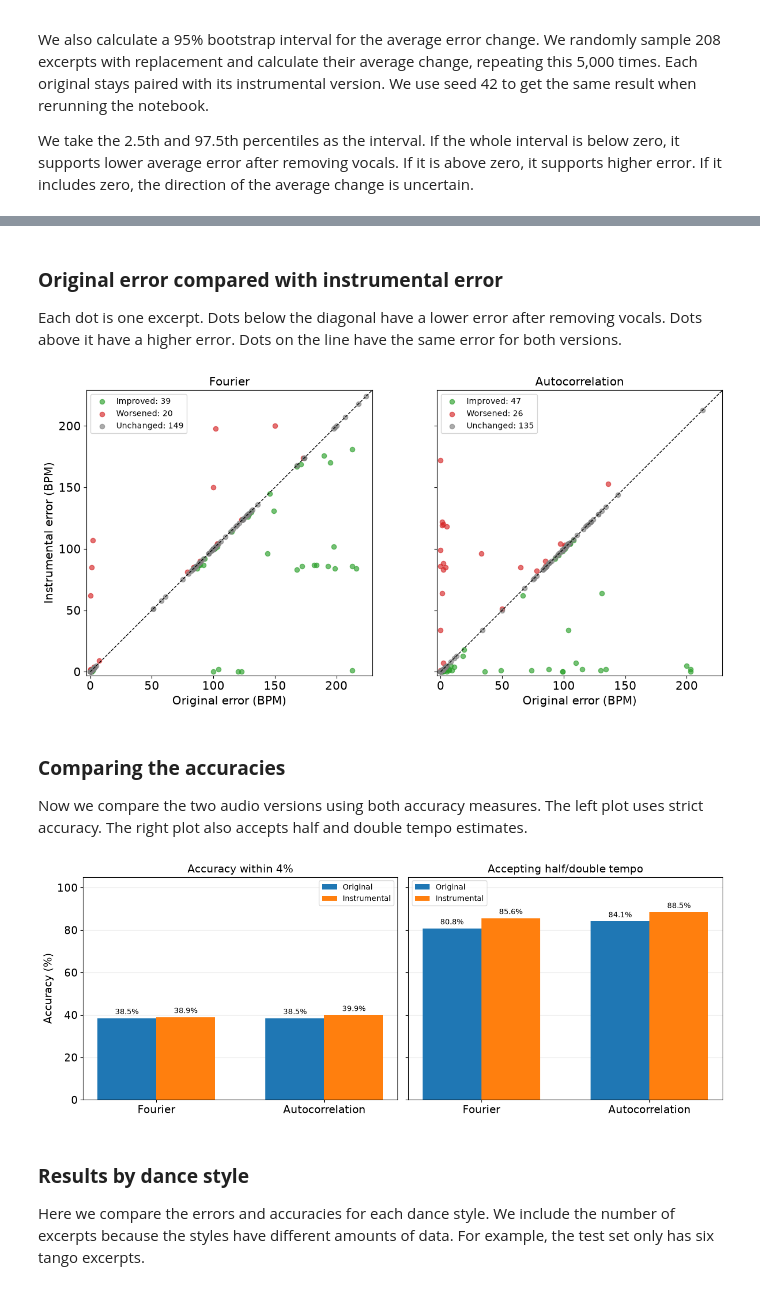
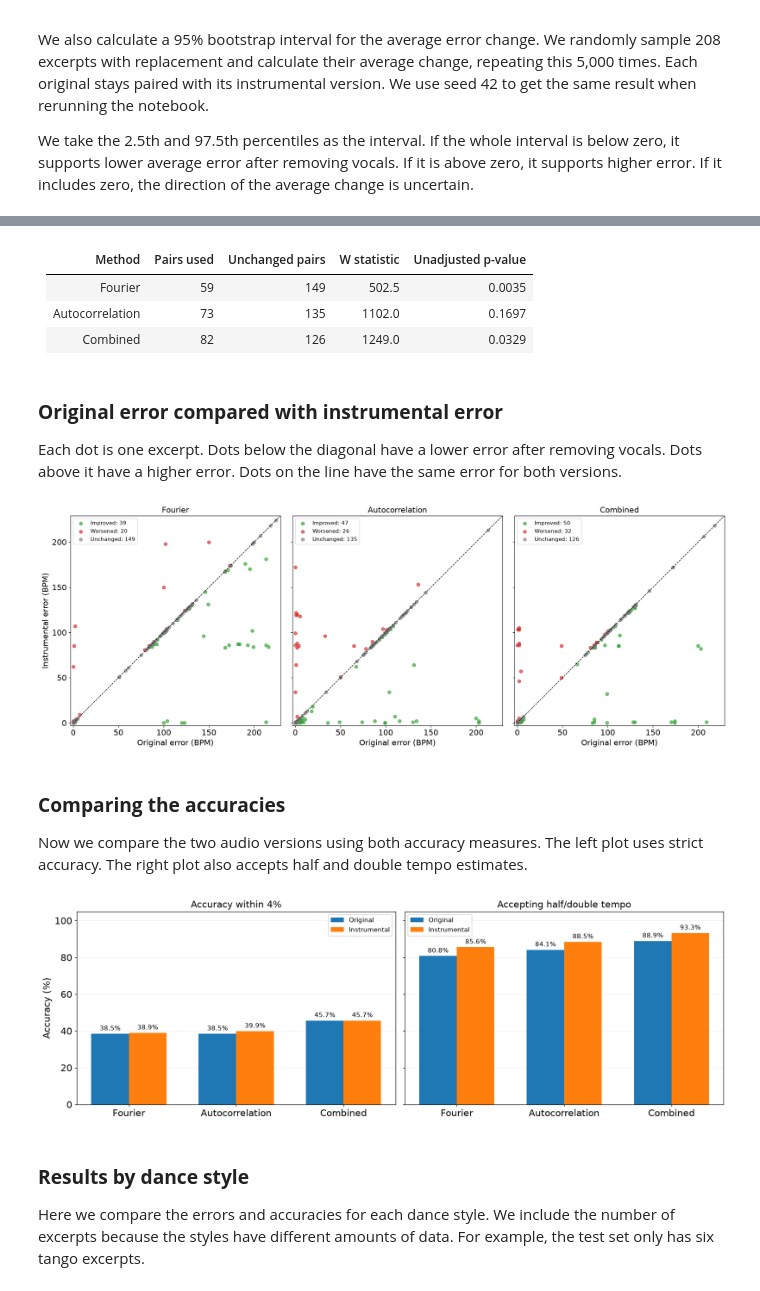
Before and after one commit to cfkjellman/DT2470-G6-Project, a Jupyter notebook: test_notebook.ipynb, the cells around one changed output, grey strips where cells are left out. Drawn from its saved outputs; the diff is of its cells as text; code cells hidden in the pictures.

Commit message:
Added combined method (#11)

```diff
--- a/test_notebook.ipynb
+++ b/test_notebook.ipynb
@@ -62,7 +66,11 @@ function gives us both audio paths, the dance style and the reference BPM.
 Below we also show how many excerpts we have from each dance style.
 # %%
 test_set = get_test_set()
-methods = [("Fourier", "fourier"), ("Autocorrelation", "autocorr")]
+methods = [
+    ("Fourier", "fourier"),
+    ("Autocorrelation", "autocorr"),
+    ("Combined", "combined"),
+]
 versions = [("Original", "original"), ("Instrumental", "instrumental")]
 style_counts = Counter(track.dance_style for track in test_set)
 
@@ -324,3 +349,39 @@ display(Markdown(paired_table))
+# %%
+wilcoxon_results = []
+
+for method_name, _ in methods:
+    method_results = [row for row in test_results if row["method"] == method_name]
+    changes = np.array([row["error_change"] for row in method_results])
+    result = wilcoxon(
+        changes,
+        zero_method="wilcox",
+        alternative="two-sided",
+        method="asymptotic",
+    )
+    unchanged = int(np.sum(changes == 0))
+
+    wilcoxon_results.append({
+        "method": method_name,
+        "pairs_used": len(changes) - unchanged,
+        "unchanged": unchanged,
+        "statistic": result.statistic,
+        "p_value": result.pvalue,
+    })
+
+wilcoxon_table = "| Method | Pairs used | Unchanged pairs | W statistic | Unadjusted p-value |\n"
+wilcoxon_table += "| --- | ---: | ---: | ---: | ---: |\n"
+for result in wilcoxon_results:
+    wilcoxon_table += (
+        f"| {result['method']} | {result['pairs_used']} | {result['unchanged']} "
+        f"| {result['statistic']:.1f} | {result['p_value']:.4f} |\n"
+    )
+display(Markdown(wilcoxon_table))
+# %% [output]
+| Method | Pairs used | Unchanged pairs | W statistic | Unadjusted p-value |
+| --- | ---: | ---: | ---: | ---: |
+| Fourier | 59 | 149 | 502.5 | 0.0035 |
+| Autocorrelation | 73 | 135 | 1102.0 | 0.1697 |
+| Combined | 82 | 126 | 1249.0 | 0.0329 |
 # %% [markdown]
 ### **Original error compared with instrumental error**
 
@@ -328,39 +389,39 @@ Each dot is one excerpt. Dots below the diagonal have a lower error
 after removing vocals. Dots above it have a higher error. Dots on the
 line have the same error for both versions.
 # %%
-fig, axes = plt.subplots(1, 2, figsize=(13, 6), sharex=True, sharey=True)
+fig, axes = plt.subplots(1, len(methods), figsize=(6 * len(methods), 6), sharex=True, sharey=True)
 error_limit = max(max(row["original_error"], row["instrumental_error"])
                   for row in test_results) + 5
 
 for ax, (method_name, _) in zip(axes, methods):
     method_results = [row for row in test_results if row["method"] == method_name]
 
     for label, color in [("Improved", "tab:green"), ("Worsened", "tab:red"), ("Unchanged", "gray")]:
         if label == "Improved":
             points = [row for row in method_results if row["error_change"] < 0]
         elif label == "Worsened":
             points = [row for row in method_results if row["error_change"] > 0]
         else:
             points = [row for row in method_results if row["error_change"] == 0]
 
         ax.scatter([row["original_error"] for row in points],
                    [row["instrumental_error"] for row in points],
                    color=color, alpha=0.65, s=35, label=f"{label}: {len(points)}")
 
     ax.plot([0, error_limit], [0, error_limit], color="black", linestyle="--", linewidth=1)
     ax.set_xlim(-3, error_limit)
     ax.set_ylim(-3, error_limit)
     ax.set_aspect("equal", adjustable="box")
     ax.set_xlabel("Original error (BPM)")
     ax.set_title(method_name)
     ax.legend(fontsize=10)
 
 axes[0].set_ylabel("Instrumental error (BPM)")
 plt.tight_layout()
 fig.savefig(plots_path / "tempo_errors.png", dpi=200, bbox_inches="tight")
 plt.show()
 # %% [output]
-[figure, old version]
+[figure, new version]
 # %% [markdown]
 ### **Comparing the accuracies**
 
@@ -368,7 +429,7 @@ Now we compare the two audio versions using both accuracy measures.
 The left plot uses strict accuracy. The right plot also accepts half
 and double tempo estimates.
 # %%
-fig, axes = plt.subplots(1, 2, figsize=(13, 5), sharey=True)
+fig, axes = plt.subplots(1, 2, figsize=(15, 5), sharey=True)
 positions = np.arange(len(methods))
 width = 0.35
 
@@ -396,7 +457,7 @@ plt.tight_layout()
 fig.savefig(plots_path / "tempo_accuracy.png", dpi=200, bbox_inches="tight")
 plt.show()
 # %% [output]
-[figure, old version]
+[figure, new version]
 # %% [markdown]
 ### **Results by dance style**
 
```
Also changed, not shown: parts of 11 cells of this notebook, 3 other files.
